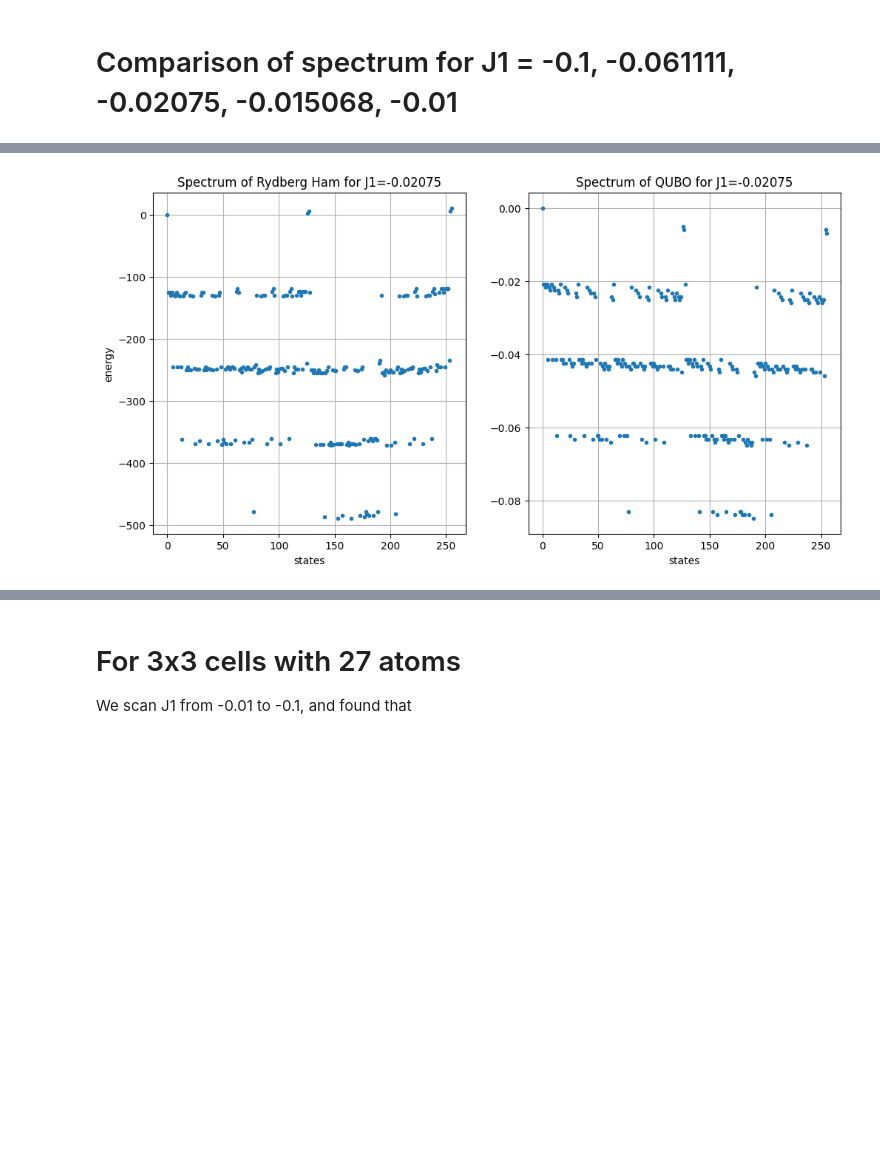
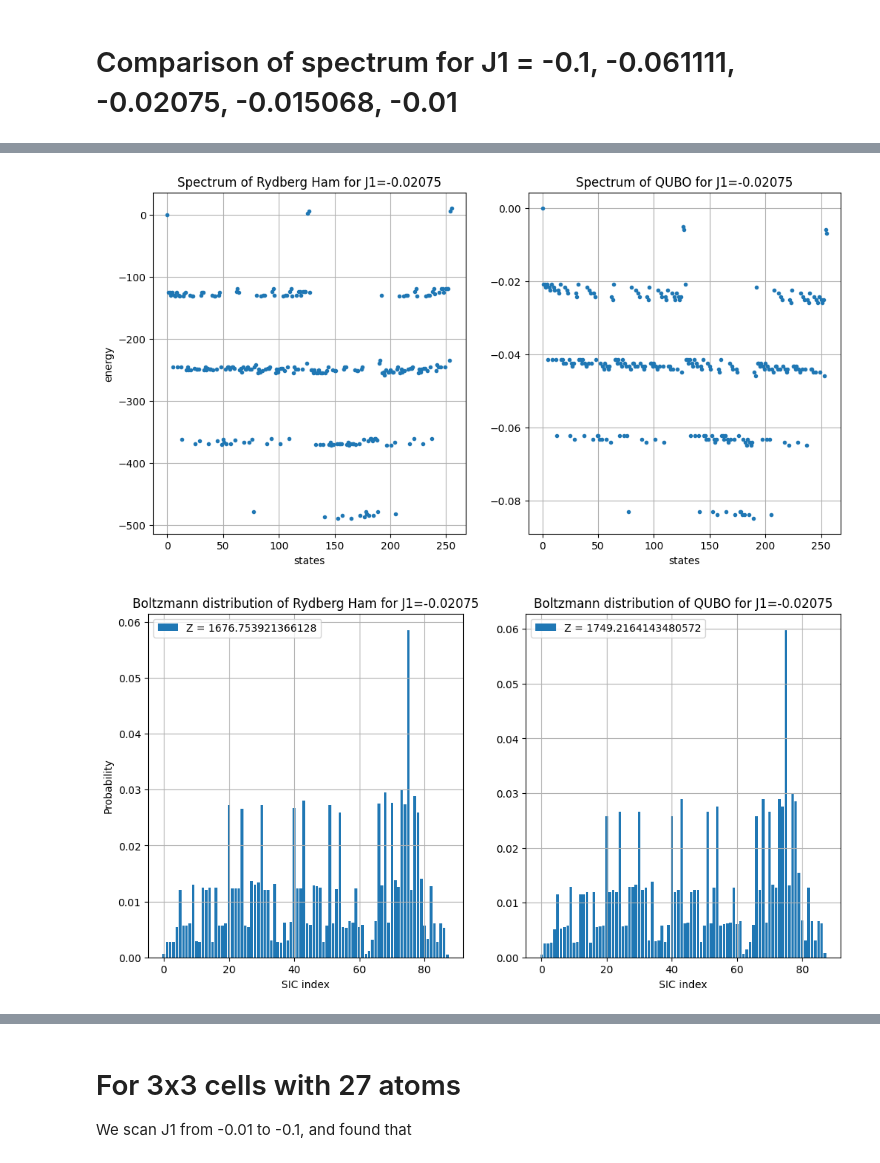
Before and after one commit to cmc-ucl/rydberg_atoms, a Jupyter notebook: 1_QUBO_open_geometry_positive_coefficients_only_NN.ipynb, the cells around one changed output, grey strips where cells are left out. Cells and saved outputs as stored; diff of their text form; code cells hidden in the pictures; blank space fills up the shorter version.

```diff
--- a/1_QUBO_open_geometry_positive_coefficients_only_NN.ipynb
+++ b/1_QUBO_open_geometry_positive_coefficients_only_NN.ipynb
@@ -125,11 +186,13 @@ compare_spectrum(ryd_H, qubo_H, num_plots=1)
 # %%
 J1 = -0.02075
 ryd_H, _, _, _, _ = get_final_ryd_Hamiltonian(coords, J1=J1)
 qubo_H, _, _, _ = QUBO(neighbors, J1=J1)
 
 compare_spectrum(ryd_H, qubo_H, num_plots=2)
+compare_boltzmann_distribution(ryd_H, qubo_H, num_plots=2)
 # %% [output]
 [figure]
+[figure, added]
 # %%
 J1 = -0.015068
 ryd_H, _, _, _, _ = get_final_ryd_Hamiltonian(coords, J1=J1)
```
Also changed, not shown: parts of 18 cells of this notebook, 1 other file.
